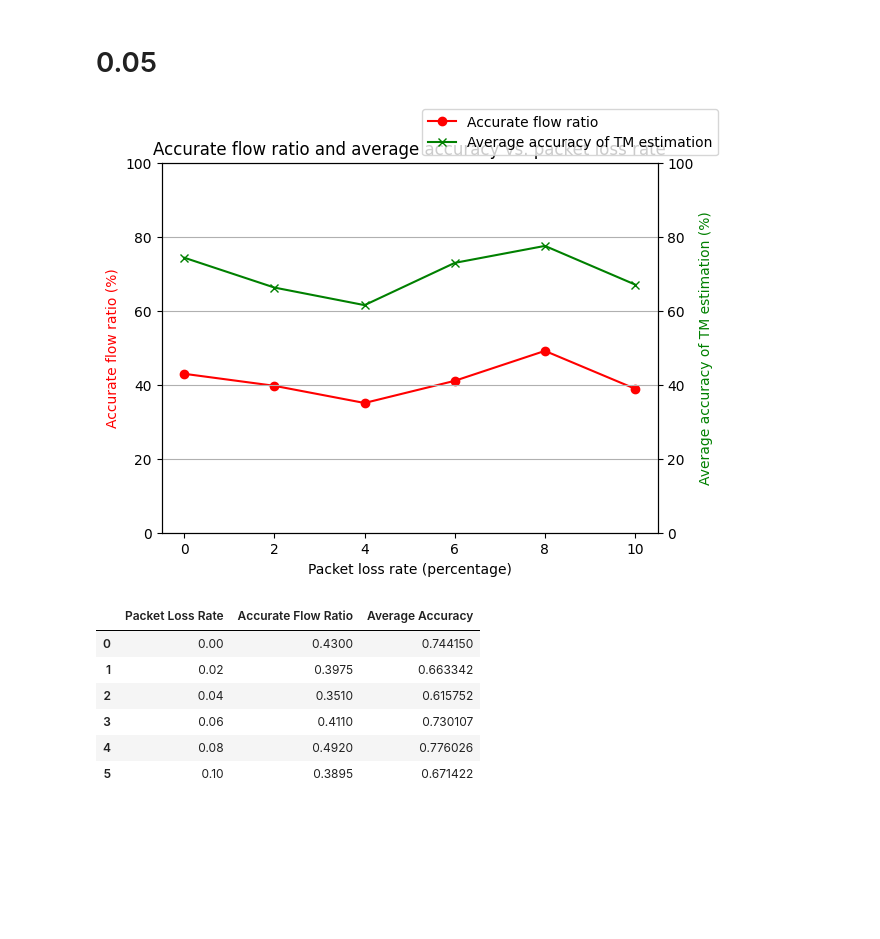
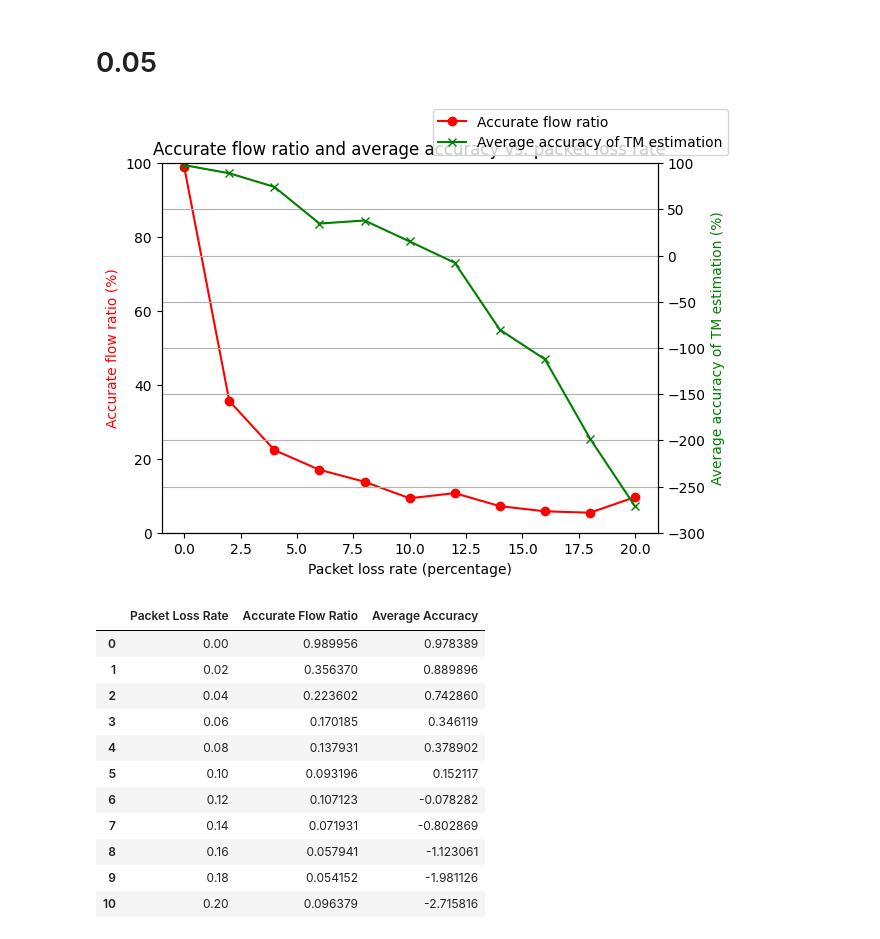
Before and after one commit to yalewoosoft/flowcover, a Jupyter notebook: figures.ipynb, the cells around one changed output. Saved outputs shown, nothing was run; the diff lists cells and outputs as text; code cells hidden in the pictures; blank space fills up the shorter version.

```diff
--- a/figures.ipynb
+++ b/figures.ipynb
@@ -205,11 +202,13 @@ results_df
 # %% [markdown]
 # 0.05
 # %%
+
 import json
 import os
 import pandas as pd
 import matplotlib.pyplot as plt
 import time
+
 
 def calculate_accurate_flow_ratio_and_average_accuracy(flow_stats_file, trafgen_stats_file):
     # Load the JSON data
@@ -222,40 +221,32 @@ def calculate_accurate_flow_ratio_and_average_accuracy(flow_stats_file, trafgen_
     # Initialize counters
     accurate_flow_count = 0
     total_flows = 0
-    accuracy_sum = 0
+    error_rate_total = 0
 
     # Calculate accurate flow ratio and average accuracy
     for flow_id, flow_stat in flow_stats.items():
         if flow_id == "1000000000":
             continue
-
-        total_flows += 1
         if flow_id in trafgen_stats:
             trafgen_stat = trafgen_stats[flow_id]
             if trafgen_stat == 0:
                 continue
             error_rate = abs(flow_stat - trafgen_stat) / trafgen_stat
-            accuracy = 1 - error_rate
             if flow_stat == trafgen_stat or error_rate < 0.05:
                 accurate_flow_count += 1
 
-            accuracy_sum += accuracy
+            error_rate_total += error_rate
+        total_flows += 1
 
     accurate_flow_ratio = accurate_flow_count / total_flows if total_flows > 0 else 0
-    average_accuracy = accuracy_sum / total_flows if total_flows > 0 else 0
+    average_error = error_rate_total / total_flows if total_flows > 0 else 0
+    average_accuracy = 1 - average_error
 
     return accurate_flow_ratio, average_accuracy
 
-# Define the packet loss ratios and corresponding files
-packet_loss_ratios = [0, 0.02, 0.04, 0.06, 0.08, 0.1]
-flow_stats_files = [f'stats/flow_stats_{ratio}.json' for ratio in packet_loss_ratios]
-trafgen_stats_files = [f'stats/trafgen_stats_{ratio}.json' for ratio in packet_loss_ratios]
-
-# Initialize results list
-results = []
 
 # Define the packet loss ratios and corresponding files
-packet_loss_ratios = [0, 0.02, 0.04, 0.06, 0.08, 0.1]
+packet_loss_ratios = [0, 0.02, 0.04, 0.06, 0.08, 0.1, 0.12, 0.14, 0.16, 0.18, 0.2]
 flow_stats_files = [f'stats/flow_stats_{ratio}.json' for ratio in packet_loss_ratios]
 trafgen_stats_files = [f'stats/trafgen_stats_{ratio}.json' for ratio in packet_loss_ratios]
 
@@ -268,39 +259,44 @@ for ratio, flow_file, trafgen_file in zip(packet_loss_ratios, flow_stats_files,
     results.append([ratio, accurate_flow_ratio, average_accuracy])
 
 # Save results to a CSV file
 results_df = pd.DataFrame(results, columns=['Packet Loss Rate', 'Accurate Flow Ratio', 'Average Accuracy'])
 # Save results to CSV
 timestamp = time.strftime("%Y%m%d-%H%M%S")
 filename = f"data/accuracy_results_{timestamp}.csv"
 results_df.to_csv(filename, index=False)
 
 # Plot the results
 fig, ax1 = plt.subplots()
 
 ax2 = ax1.twinx()
 ax1.plot(results_df['Packet Loss Rate'] * 100, results_df['Accurate Flow Ratio'] * 100, 'r-', marker='o')
 ax2.plot(results_df['Packet Loss Rate'] * 100, results_df['Average Accuracy'] * 100, 'g-', marker='x')
 
 ax1.set_xlabel('Packet loss rate (percentage)')
 ax1.set_ylabel('Accurate flow ratio (%)', color='r')
 ax2.set_ylabel('Average accuracy of TM estimation (%)', color='g')
 
 plt.title('Accurate flow ratio and average accuracy vs. packet loss rate')
 ax1.set_ylim(0, 100)
-ax2.set_ylim(0, 100)
+ax2.set_ylim(-300, 100)
 
 fig.legend(['Accurate flow ratio', 'Average accuracy of TM estimation'], loc='upper right')
 plt.grid(True)
 plt.show()
 
 # Display the dataframe
 results_df
 # %% [output]
-[figure, old version]
+[figure, new version]
 |  | Packet Loss Rate | Accurate Flow Ratio | Average Accuracy |
-| 0 | 0.00 | 0.4300 | 0.744150 |
-| 1 | 0.02 | 0.3975 | 0.663342 |
-| 2 | 0.04 | 0.3510 | 0.615752 |
-| 3 | 0.06 | 0.4110 | 0.730107 |
-| 4 | 0.08 | 0.4920 | 0.776026 |
-| 5 | 0.10 | 0.3895 | 0.671422 |
+| 0 | 0.00 | 0.989956 | 0.978389 |
+| 1 | 0.02 | 0.356370 | 0.889896 |
+| 2 | 0.04 | 0.223602 | 0.742860 |
+| 3 | 0.06 | 0.170185 | 0.346119 |
+| 4 | 0.08 | 0.137931 | 0.378902 |
+| 5 | 0.10 | 0.093196 | 0.152117 |
+| 6 | 0.12 | 0.107123 | -0.078282 |
+| 7 | 0.14 | 0.071931 | -0.802869 |
+| 8 | 0.16 | 0.057941 | -1.123061 |
+| 9 | 0.18 | 0.054152 | -1.981126 |
+| 10 | 0.20 | 0.096379 | -2.715816 |
```
Also changed, not shown: parts of 2 cells of this notebook, 2 other files.
